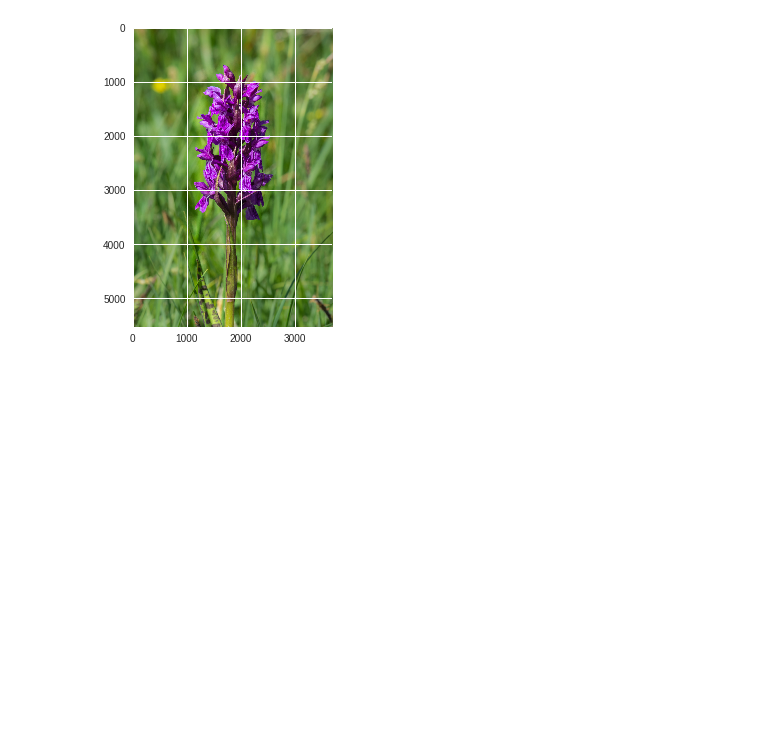
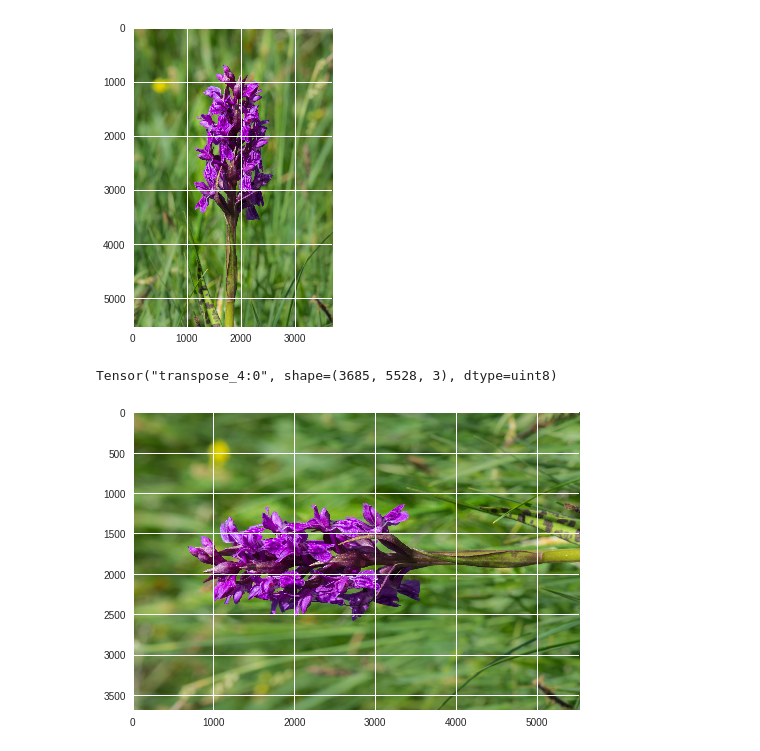
Before and after one commit to pedro00dk/NotesTensorFlow, a Jupyter notebook: tensorflow.ipynb, the cells around one changed output. Drawn from its saved outputs; the diff is of its cells as text; code cells hidden in the pictures; blank space fills up the shorter version.

```diff
--- a/tensorflow.ipynb
+++ b/tensorflow.ipynb
@@ -143,15 +143,15 @@ plt.show()
 (5528, 3685, 3)
 [figure]
 # %%
-x = tf.Variable(image)
-
-model = tf.global_variables_initializer()
+image_consttant = tf.constant(image)
+transposed_image = tf.transpose(image_consttant, perm=[1, 0, 2])
+print(transposed_image)
 
 with tf.Session() as session:
-    x = tf.transpose(x, perm=[1, 0, 2])
-	session.run(model)
-	result = session.run(x)
-
+	result = session.run(transposed_image)
 
 plt.imshow(result)
 plt.show()
+# %% [output]
+Tensor("transpose_4:0", shape=(3685, 5528, 3), dtype=uint8)
+[figure, added]
```
Also changed, not shown: parts of 2 cells of this notebook.
